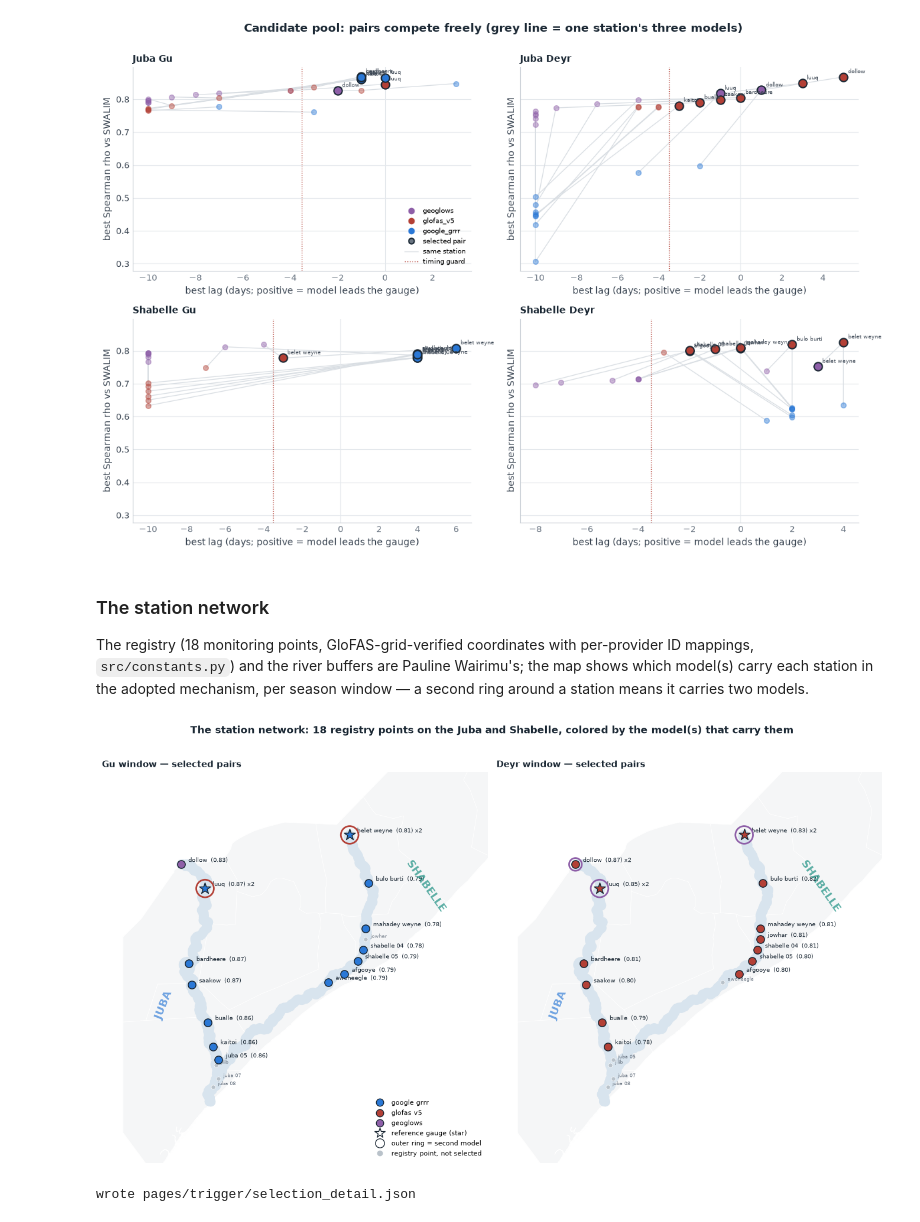
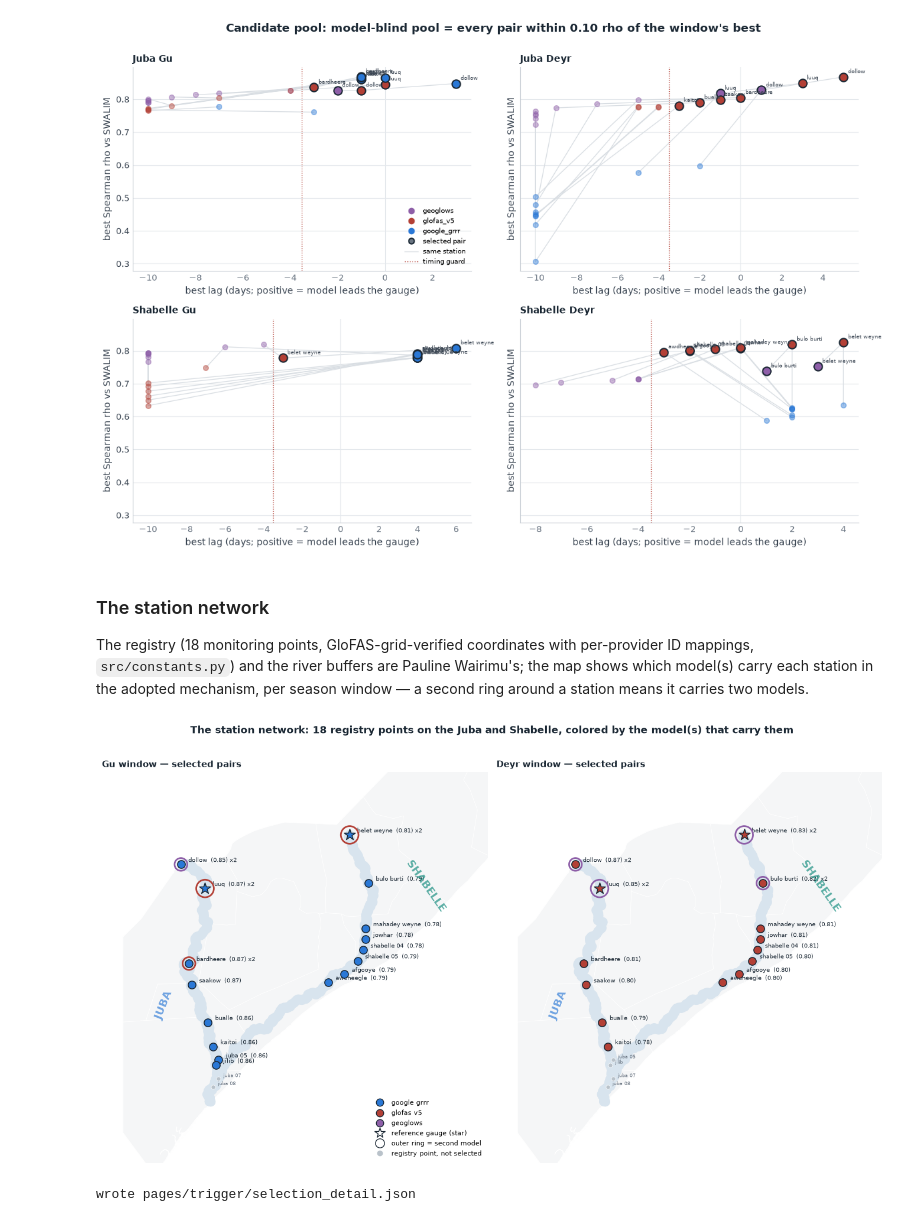
Before and after one commit to OCHA-DAP/ds-aa-som-floods, a Jupyter notebook: analysis/11_multisource_trigger.ipynb, the cells around one changed output. Drawn from its saved outputs; the diff is of its cells as text; code cells hidden in the pictures.

```diff
--- a/analysis/11_multisource_trigger.ipynb
+++ b/analysis/11_multisource_trigger.ipynb
@@ -94,9 +96,8 @@ N_YEARS = YEARS[1] - YEARS[0] + 1
 YRS = set(range(YEARS[0], YEARS[1] + 1))
 RP_LEVELS = [3, 4, 5, 6]     # per-pair threshold grid (RP3+ rule, nb08)
 MIN_RHO = 0.5
-TOP_N = 8                    # pairs per river x season
 LAG_GUARD = -3               # pairs trailing the gauge by more are excluded
-DIV_TOL = 0.05               # diversity rule: absent model within this of the cut
+REL_TOL = 0.10               # pool = every pair within this of the window's best
 ACTION_MAX_LEAD = 6          # GloFAS "day" labels / GRRR leads (nb10 convention)
 READY_LEADS = (7, 12)
 GAUGE_BM = {"shabelle": "swalim_belet_weyne", "juba": "swalim_luuq"}
@@ -139,33 +141,15 @@ cand = corr[(corr.benchmark == "swalim") & (corr.best_lag >= LAG_GUARD)
 sel_parts = []
 for (river, season), g in cand.groupby(["river", "season"]):
     g = g.sort_values("best_rho", ascending=False)
-    picked = g.head(TOP_N).copy()
-    for src in SOURCES:
-        if src in picked.source.values:
-            continue
-        best_pair = g[g.source == src].head(1)
-        if not len(best_pair):
-            print(f"  {river} {season}: {src} has no pair passing the guards")
-            continue
-        if best_pair.best_rho.iloc[0] >= picked.best_rho.min() - DIV_TOL:
-            # drop the lowest-ranked pair of the most-represented model
-            counts = picked.source.value_counts()
-            majority = counts.idxmax()
-            drop_idx = picked[picked.source == majority].best_rho.idxmin()
-            dropped = picked.loc[drop_idx]
-            picked = pd.concat([picked.drop(index=drop_idx), best_pair])
-            print(f"  {river} {season}: diversity swap: {src} "
-                  f"{best_pair.station.iloc[0]} (rho {best_pair.best_rho.iloc[0]:.3f}, "
-                  f"lag {int(best_pair.best_lag.iloc[0]):+d}d) in for {dropped.source} "
-                  f"{dropped.station} ({dropped.best_rho:.3f})")
-        else:
-            print(f"  {river} {season}: {src} best pair "
-                  f"{best_pair.station.iloc[0]} rho {best_pair.best_rho.iloc[0]:.3f} "
-                  f"is below the diversity tolerance — not included")
-    sel_parts.append(picked)
+    pool = g[g.best_rho >= g.best_rho.max() - REL_TOL]
+    sel_parts.append(pool)
+    print(f"  {river} {season}: {len(pool)} pairs "
+          f"{pool.source.value_counts().to_dict()} "
+          f"(best {pool.best_rho.max():.3f}, floor {pool.best_rho.max() - REL_TOL:.3f})")
 sel = (pd.concat(sel_parts)
        .sort_values(["river", "season", "best_rho"], ascending=[1, 1, 0])
        .reset_index(drop=True))
+POOL_SIZE = {k: len(v) for k, v in sel.groupby(["river", "season"])}
 print()
 print(sel.groupby(["river", "season"]).source.value_counts().to_string())
 dup = sel.groupby(["river", "season", "station"]).size()
@@ -222,35 +203,35 @@ for ax, (river, season) in zip(axes.ravel(), combos):
         ax.plot(g.best_lag, g.best_rho, color="#D9DEE3", lw=0.9, zorder=1)
     for src, grp in sub.groupby("source"):
         picked = grp.apply(lambda r: (r.station, r.source) in keys, axis=1)
         ax.scatter(grp[~picked].best_lag, grp[~picked].best_rho,
                    color=SOURCE_COLORS[src], alpha=0.45, s=30, zorder=3)
         ax.scatter(grp[picked].best_lag, grp[picked].best_rho,
                    color=SOURCE_COLORS[src], s=80, edgecolors=INK, linewidths=1.4,
                    zorder=4)
     for _, r in chosen.iterrows():
         ax.annotate(r.station.replace("_", " "), (r.best_lag, r.best_rho),
                     textcoords="offset points", xytext=(5, 4), fontsize=5.8,
                     color=BODY, zorder=5)
     ax.axvline(0, color=GRID, lw=0.8)
     ax.axvline(LAG_GUARD - 0.5, color="#B34036", lw=0.9, ls=":")
     ax.set_title(f"{river.capitalize()} {season.capitalize()}", fontsize=10)
     ax.set_xlabel("best lag (days; positive = model leads the gauge)")
     ax.set_ylabel("best Spearman rho vs SWALIM")
     style_ax(ax, grid="y")
 handles = [plt.Line2D([], [], color=SOURCE_COLORS[s], marker="o", ls="", label=s)
            for s in SOURCES] + [
     plt.Line2D([], [], color=FAINT, marker="o", ls="", markeredgecolor=INK,
                markeredgewidth=1.4, label="selected pair"),
     plt.Line2D([], [], color="#D9DEE3", lw=1, label="same station"),
     plt.Line2D([], [], color="#B34036", lw=1, ls=":", label="timing guard"),
 ]
 axes.ravel()[0].legend(handles=handles, fontsize=7, loc="lower right")
-fig.suptitle("Candidate pool: pairs compete freely (grey line = one station's three models)",
+fig.suptitle("Candidate pool: model-blind pool = every pair within 0.10 rho of the window's best",
              fontweight="bold", color=INK, fontsize=12, y=1.0)
 plt.tight_layout()
 save_fig(fig, "a_selection")
 # %% [output]
-[figure, old version]
+[figure, new version]
 # %% [markdown]
 ### The station network
 
@@ -326,7 +307,7 @@ fig.suptitle("The station network: 18 registry points on the Juba and Shabelle,
 plt.tight_layout()
 save_fig(fig, "map_stations")
 # %% [output]
-[figure, old version]
+[figure, new version]
 # %%
 # per-station selection detail -> pages/trigger/selection_detail.json
 detail = {}
```
Also changed, not shown: parts of 15 cells of this notebook, 10 other files.
